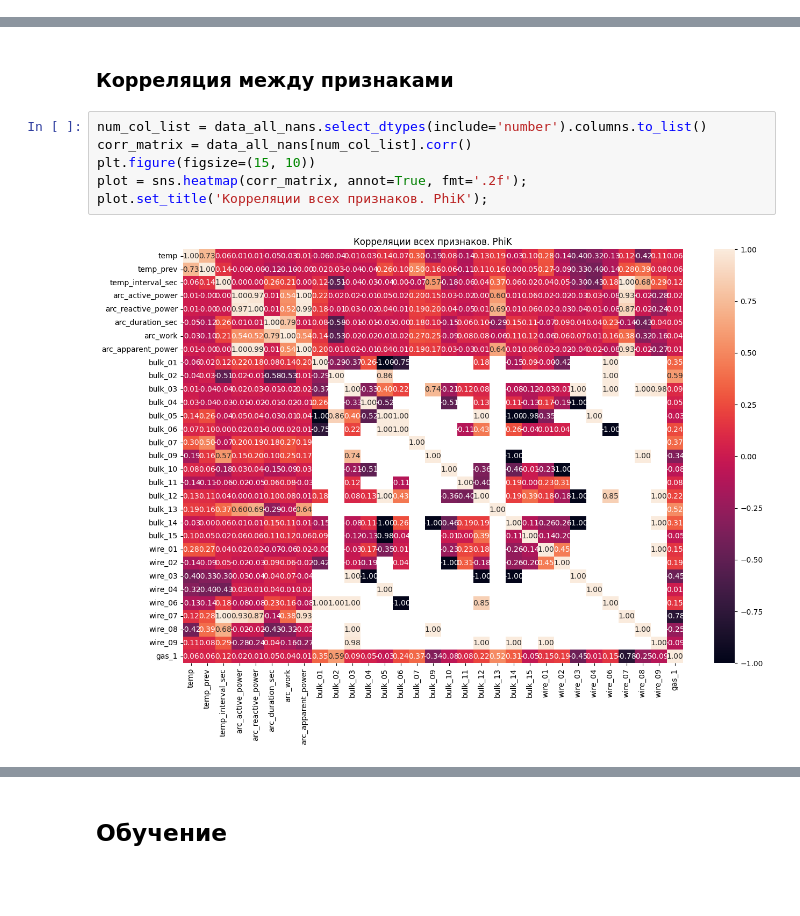
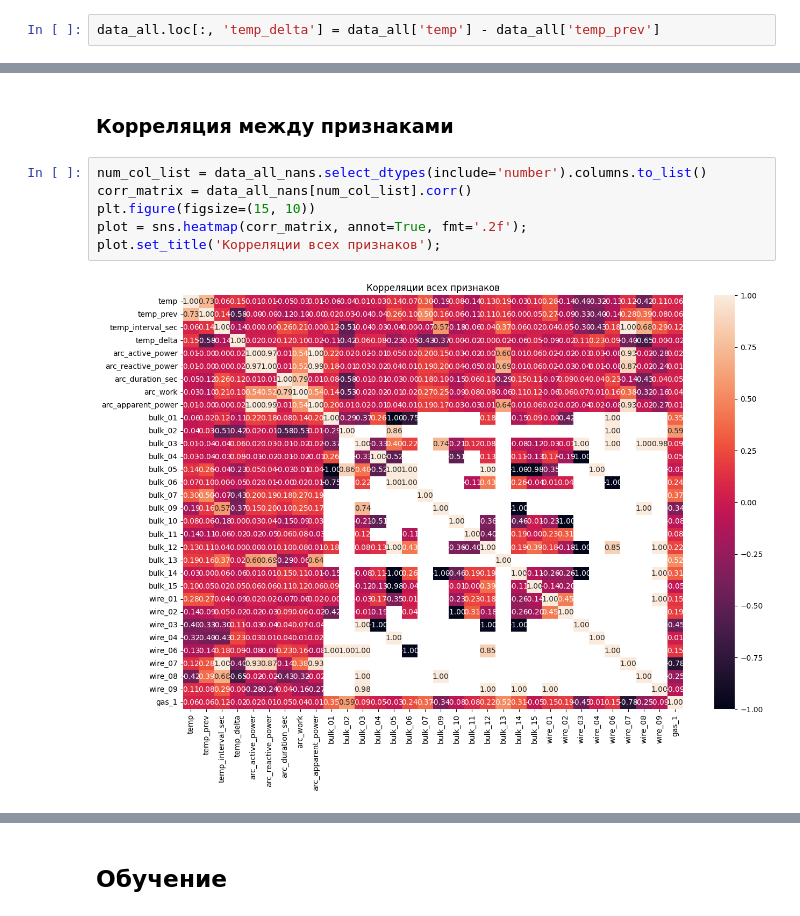
Before and after one commit to wtom76/practicum, a Jupyter notebook: final/0d09d352-9cae-4cc7-85c2-f88ea711ad45.ipynb, the cells around one changed output, grey strips where cells are left out. Saved outputs shown, nothing was run; the diff lists cells and outputs as text; blank space fills up the shorter version.

```diff
--- a/final/0d09d352-9cae-4cc7-85c2-f88ea711ad45.ipynb
+++ b/final/0d09d352-9cae-4cc7-85c2-f88ea711ad45.ipynb
@@ -644,3 +649,5 @@ data_all.loc[:, 'temp_interval_sec'] = (data_all['temp_time'] - data_all['temp_t
+# %%
+data_all.loc[:, 'temp_delta'] = data_all['temp'] - data_all['temp_prev']
 # %% [markdown]
 #### Добавляем arc
 Сначала просто сольем записи все со всеми по номеру ковша
@@ -972,8 +979,8 @@ plot_num_cont(data_all_nans)
 # %%
 num_col_list = data_all_nans.select_dtypes(include='number').columns.to_list()
 corr_matrix = data_all_nans[num_col_list].corr()
 plt.figure(figsize=(15, 10))
 plot = sns.heatmap(corr_matrix, annot=True, fmt='.2f');
-plot.set_title('Корреляции всех признаков. PhiK');
+plot.set_title('Корреляции всех признаков');
 # %% [output]
-[figure, old version]
+[figure, new version]
```
Also changed, not shown: parts of 32 cells of this notebook, 1 other file.
